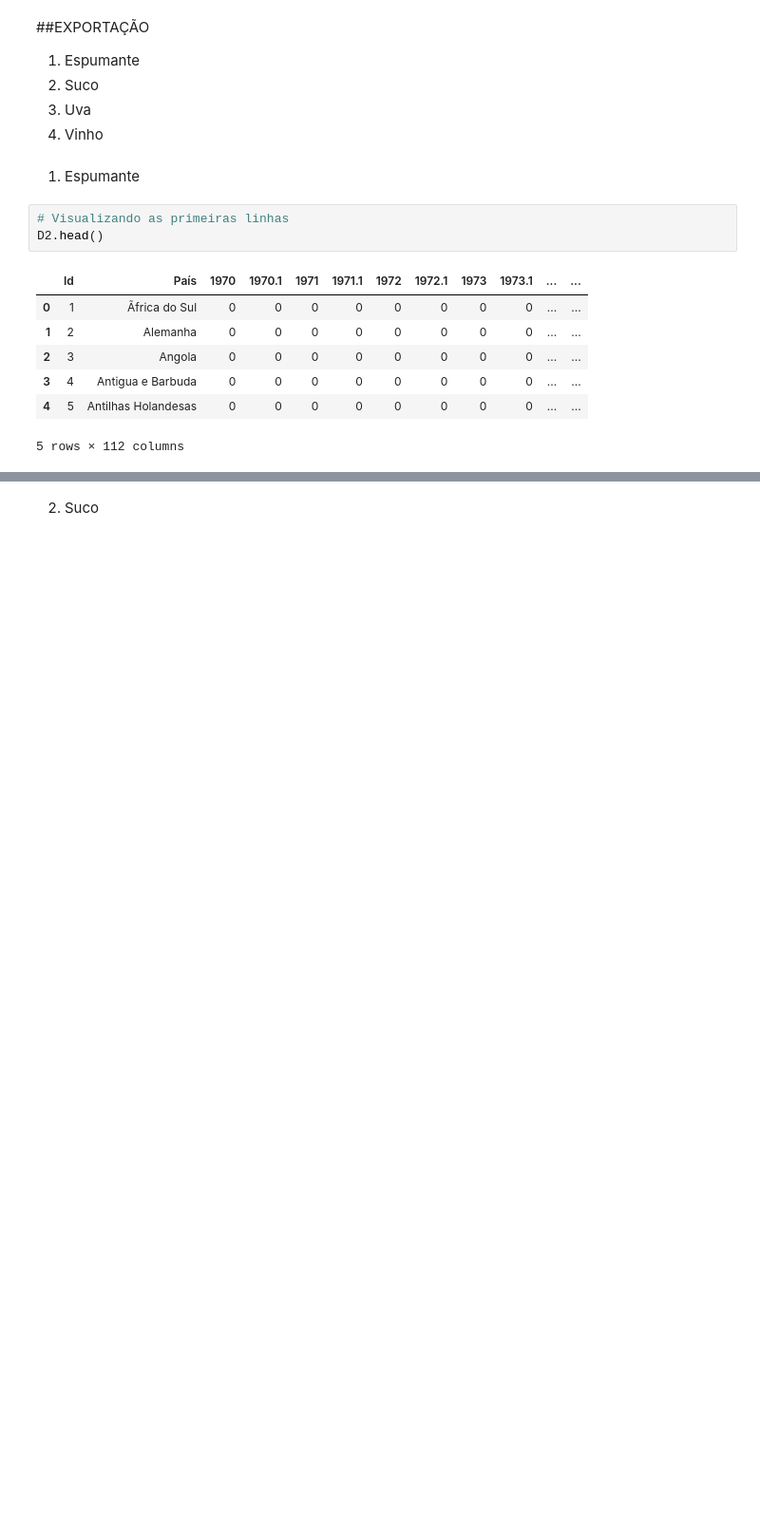
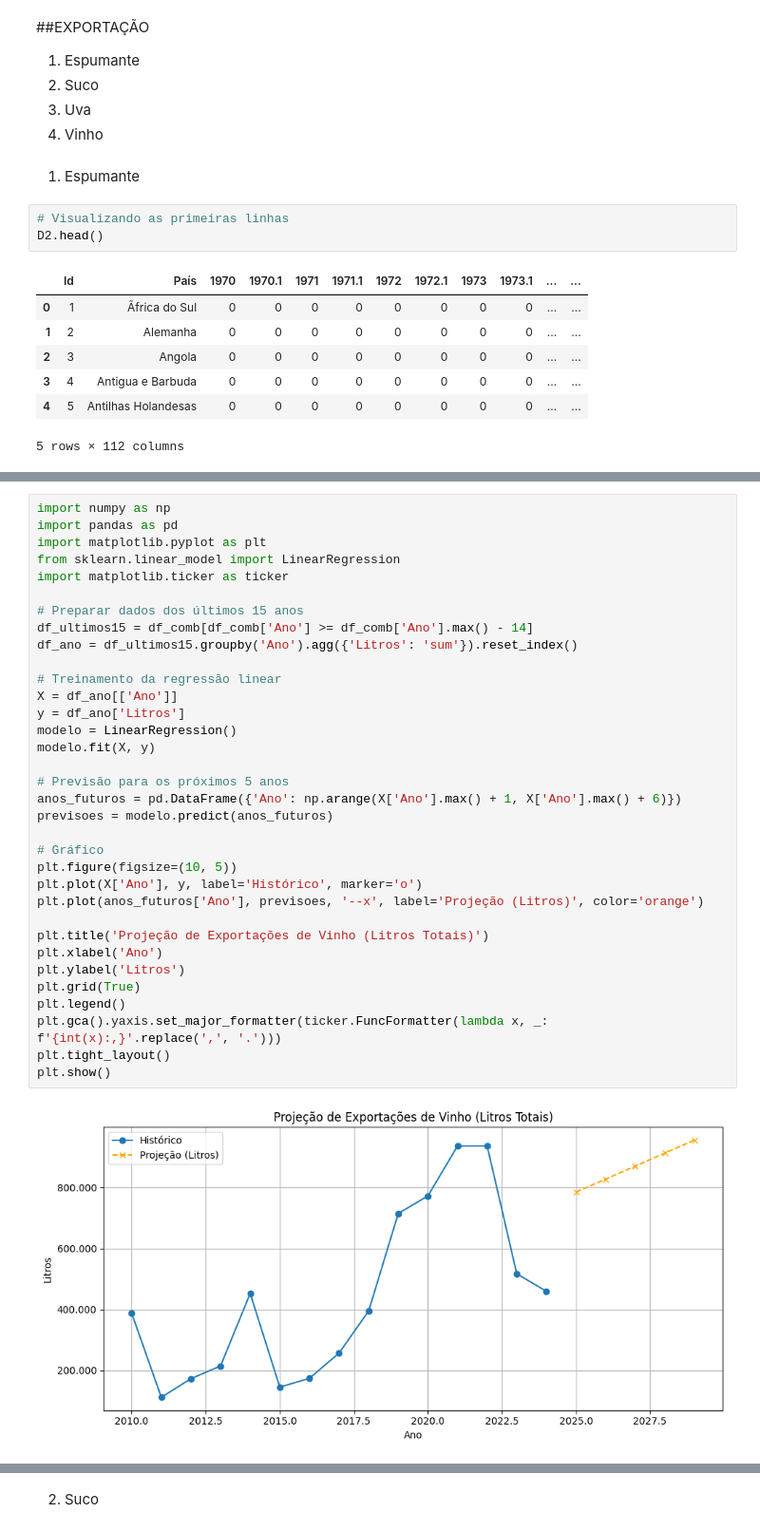
Before and after one commit to jaqueantunes/export_uva, a Jupyter notebook: PosFIAP_Export.ipynb, the cells around one changed output, grey strips where cells are left out. Shown at 95% size. Drawn from its saved outputs; the diff is of its cells as text; blank space fills up the shorter version.

```diff
--- a/PosFIAP_Export.ipynb
+++ b/PosFIAP_Export.ipynb
@@ -188,0 +403,36 @@ D2.head()
+# %%
+import numpy as np
+import pandas as pd
+import matplotlib.pyplot as plt
+from sklearn.linear_model import LinearRegression
+import matplotlib.ticker as ticker
+
+# Preparar dados dos últimos 15 anos
+df_ultimos15 = df_comb[df_comb['Ano'] >= df_comb['Ano'].max() - 14]
+df_ano = df_ultimos15.groupby('Ano').agg({'Litros': 'sum'}).reset_index()
+
+# Treinamento da regressão linear
+X = df_ano[['Ano']]
+y = df_ano['Litros']
+modelo = LinearRegression()
+modelo.fit(X, y)
+
+# Previsão para os próximos 5 anos
+anos_futuros = pd.DataFrame({'Ano': np.arange(X['Ano'].max() + 1, X['Ano'].max() + 6)})
+previsoes = modelo.predict(anos_futuros)
+
+# Gráfico
+plt.figure(figsize=(10, 5))
+plt.plot(X['Ano'], y, label='Histórico', marker='o')
+plt.plot(anos_futuros['Ano'], previsoes, '--x', label='Projeção (Litros)', color='orange')
+
+plt.title('Projeção de Exportações de Vinho (Litros Totais)')
+plt.xlabel('Ano')
+plt.ylabel('Litros')
+plt.grid(True)
+plt.legend()
+plt.gca().yaxis.set_major_formatter(ticker.FuncFormatter(lambda x, _: f'{int(x):,}'.replace(',', '.')))
+plt.tight_layout()
+plt.show()
+# %% [output]
+[figure, added]
```
Also changed, not shown: parts of 55 cells of this notebook.
